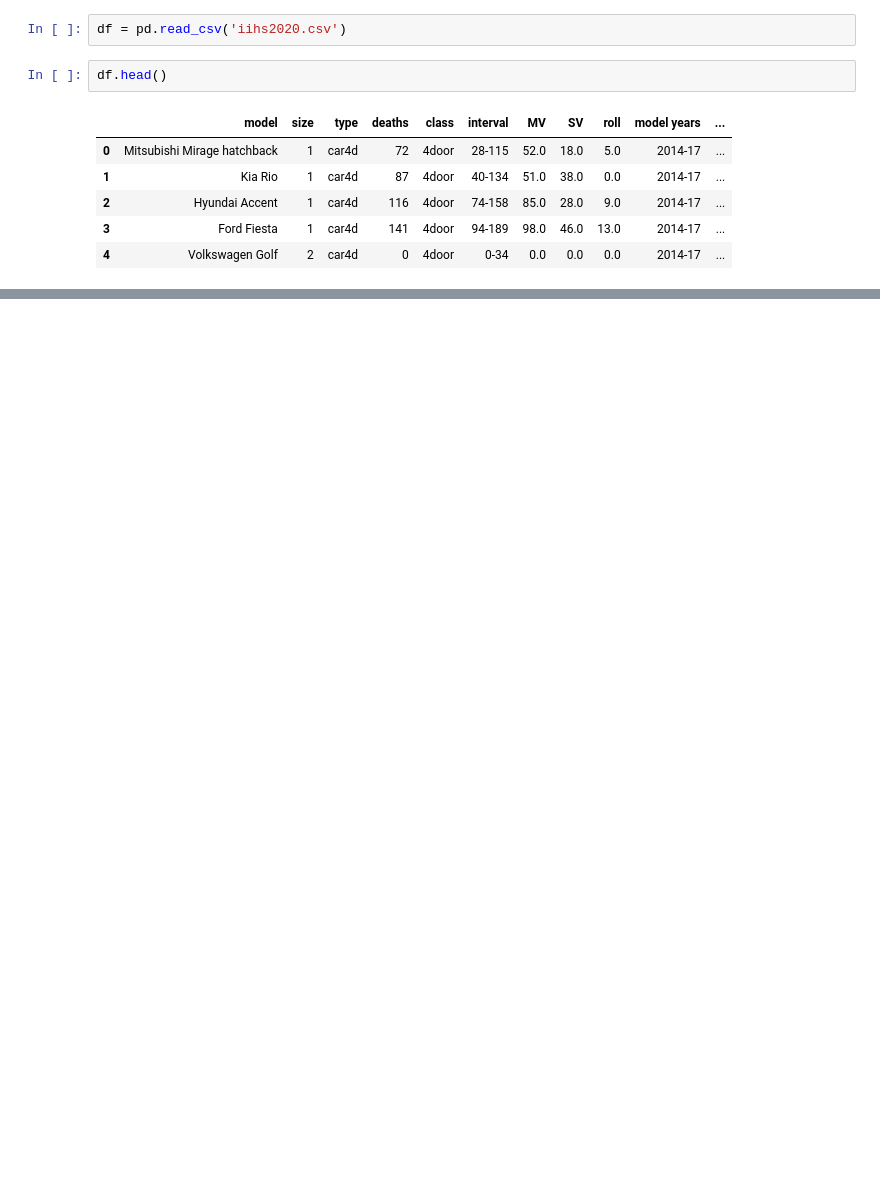
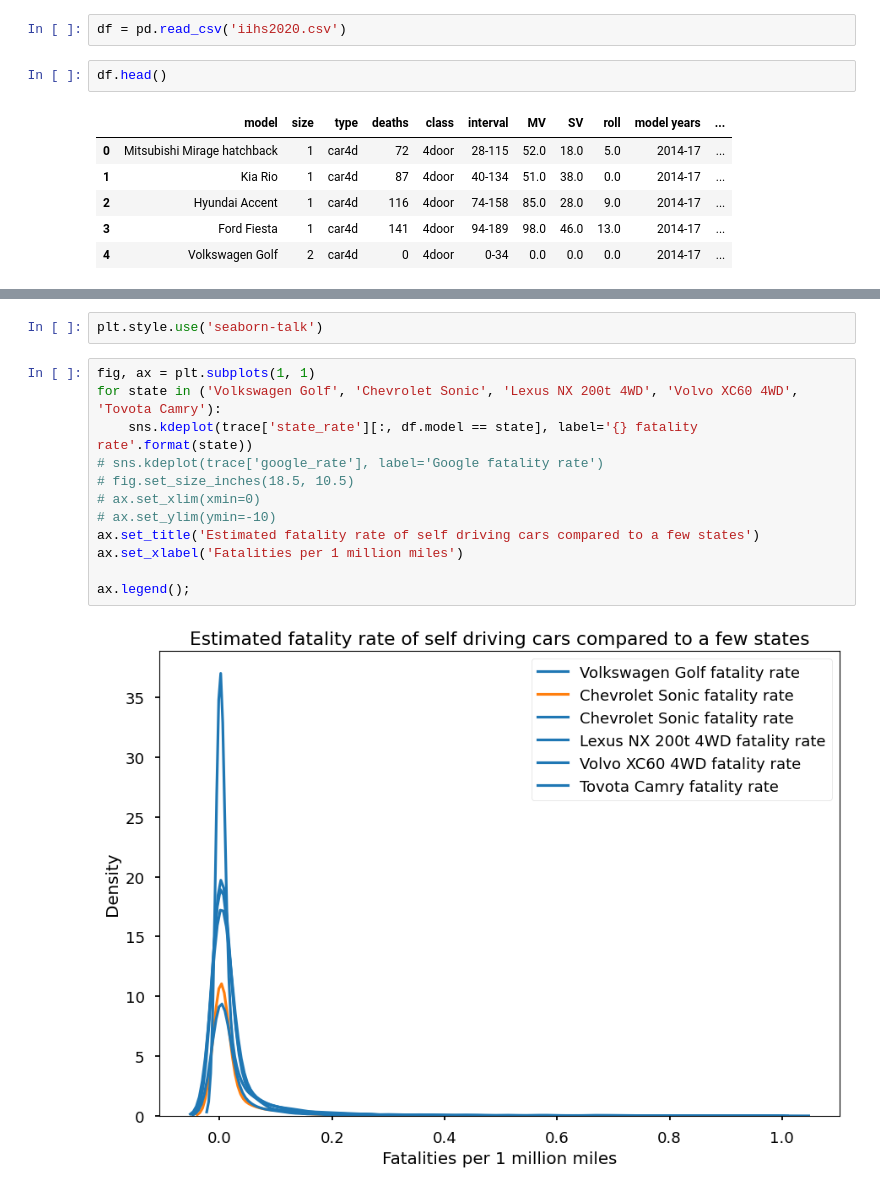
Before and after one commit to ursk/driving_fatalities, a Jupyter notebook: iihs_fatalities.ipynb, the cells around one changed output, grey strips where cells are left out. Cells and saved outputs as stored; diff of their text form; blank space fills up the shorter version.

```diff
--- a/iihs_fatalities.ipynb
+++ b/iihs_fatalities.ipynb
@@ -17,0 +82,16 @@ df.head()
+# %%
+plt.style.use('seaborn-talk')
+# %%
+fig, ax = plt.subplots(1, 1)
+for state in ('Volkswagen Golf', 'Chevrolet Sonic', 'Lexus NX 200t 4WD', 'Volvo XC60 4WD', 'Tovota Camry'):
+    sns.kdeplot(trace['state_rate'][:, df.model == state], label='{} fatality rate'.format(state))
+# sns.kdeplot(trace['google_rate'], label='Google fatality rate')
+# fig.set_size_inches(18.5, 10.5)
+# ax.set_xlim(xmin=0)
+# ax.set_ylim(ymin=-10)
+ax.set_title('Estimated fatality rate of self driving cars compared to a few states')
+ax.set_xlabel('Fatalities per 1 million miles')
+
+ax.legend();
+# %% [output]
+[figure, added]
```
Also changed, not shown: parts of 8 cells of this notebook.
